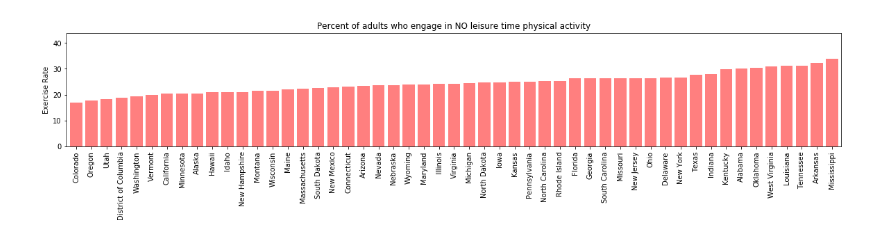
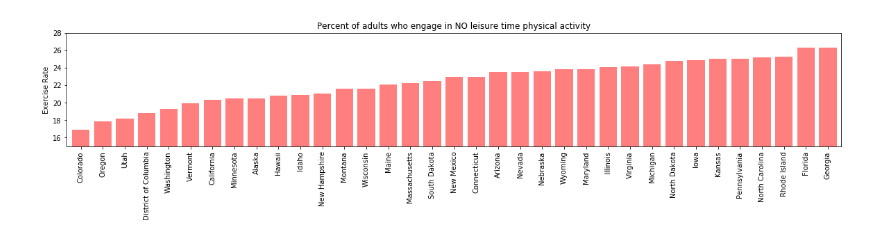
Before and after one commit to dan-brueckman/Group-Project1, a Jupyter notebook: Nutrition, Exercise and Obesity.ipynb, the cells around one changed output. Drawn from its saved outputs; the diff is of its cells as text; code cells hidden in the pictures.

```diff
--- a/Nutrition, Exercise and Obesity.ipynb
+++ b/Nutrition, Exercise and Obesity.ipynb
@@ -188,19 +136,19 @@ exercise_df
 # %%
 exercise_df.sort_values("% of Population", ascending = True, inplace = True)
 
 x_axis = np.arange(len(exercise_df))
 tick_locations = [value+0.4 for value in x_axis]
 
 plt.figure(figsize = (20,3))
 plt.xticks(tick_locations, exercise_df["AREA"], rotation="vertical")
 
-plt.xlim(-0.25, len(x_axis))
-plt.ylim(0, max(exercise_df["% of Population"])+ 10)
+plt.xlim(-0.25, 35)
+plt.ylim(15, 28)
 
 plt.title("Percent of adults who engage in NO leisure time physical activity")
 plt.ylabel("Exercise Rate")
 
 avg_state_exercise = plt.bar(x_axis, exercise_df["% of Population"], alpha = .5, color = "r", align="edge")
 plt.show()
 # %% [output]
-[figure, old version]
+[figure, new version]
```
Also changed, not shown: parts of 17 cells of this notebook, 1 other file.
